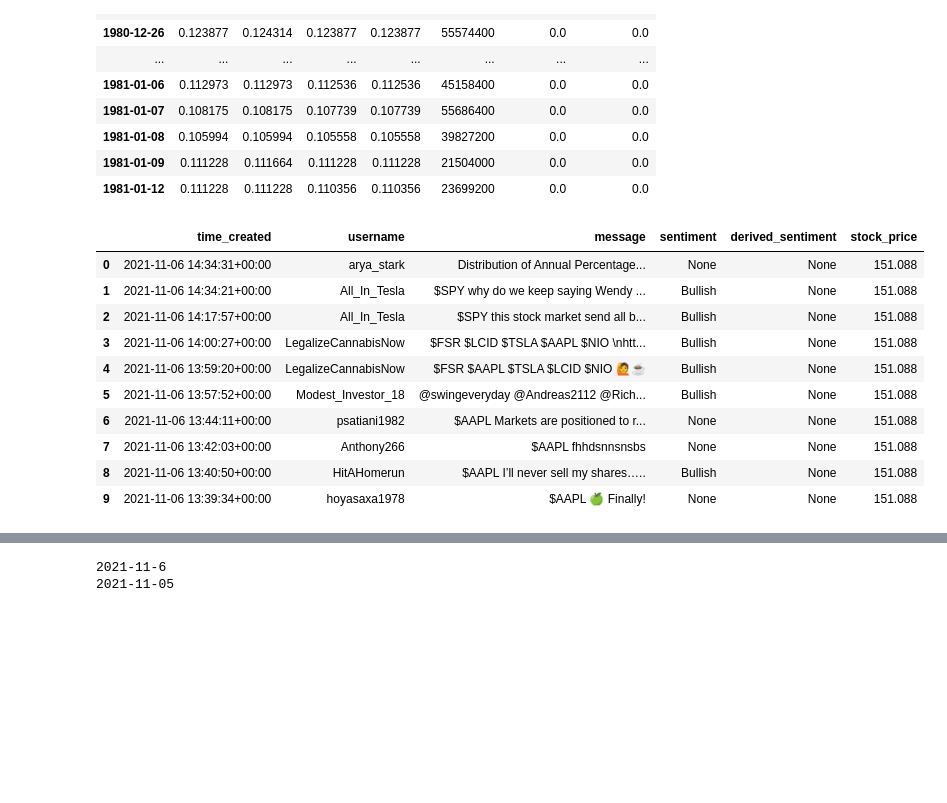
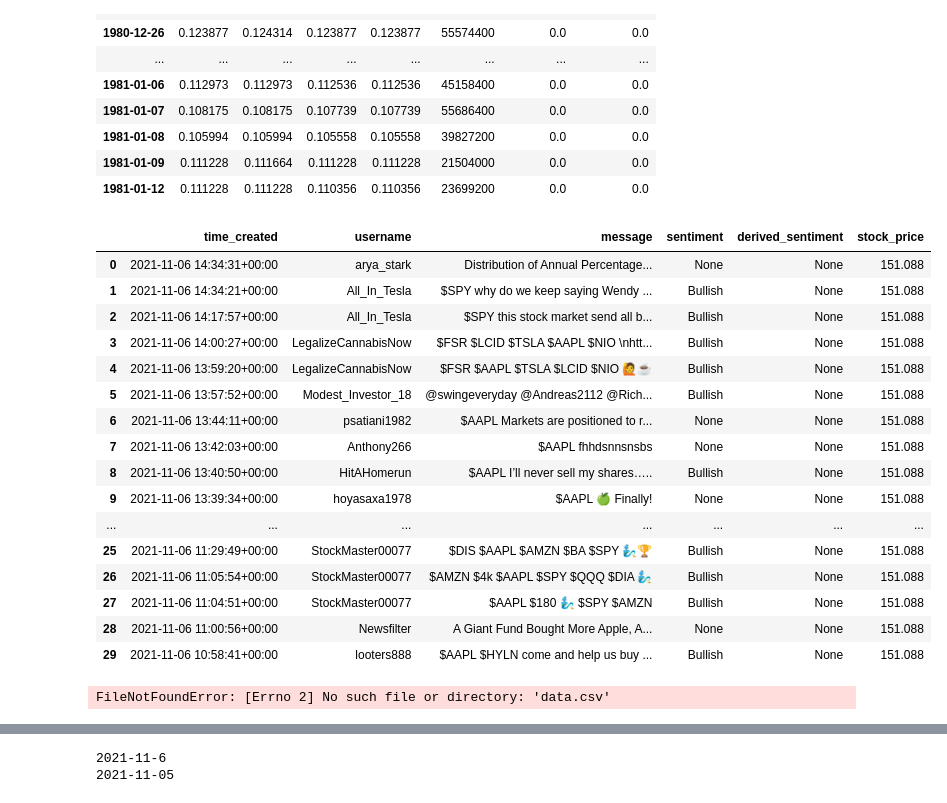
Before and after one commit to tharsoma/mec-mini-projects, a Jupyter notebook: capstone-project/Notebooks/data_clean.ipynb, the cells around one changed output, grey strips where cells are left out. Drawn from its saved outputs; the diff is of its cells as text; code cells hidden in the pictures; blank space fills up the shorter version.

```diff
--- a/capstone-project/Notebooks/data_clean.ipynb
+++ b/capstone-project/Notebooks/data_clean.ipynb
@@ -133,14 +156,33 @@ for i in range(new_json.shape[0]):
 # %%
-df.head(10)
+df.head(30)
 # %% [output]
 |  | time_created | username | message | sentiment | derived_sentiment | stock_price |
 | 0 | 2021-11-06 14:34:31+00:00 | arya_stark | Distribution of Annual Percentage... | None | None | 151.088 |
 | 1 | 2021-11-06 14:34:21+00:00 | All_In_Tesla | $SPY why do we keep saying Wendy ... | Bullish | None | 151.088 |
 | 2 | 2021-11-06 14:17:57+00:00 | All_In_Tesla | $SPY this stock market send all b... | Bullish | None | 151.088 |
 | 3 | 2021-11-06 14:00:27+00:00 | LegalizeCannabisNow | $FSR $LCID $TSLA $AAPL $NIO \nhtt... | Bullish | None | 151.088 |
 | 4 | 2021-11-06 13:59:20+00:00 | LegalizeCannabisNow | $FSR $AAPL $TSLA $LCID $NIO 🙋☕ | Bullish | None | 151.088 |
 | 5 | 2021-11-06 13:57:52+00:00 | Modest_Investor_18 | @swingeveryday @Andreas2112 @Rich... | Bullish | None | 151.088 |
 | 6 | 2021-11-06 13:44:11+00:00 | psatiani1982 | $AAPL Markets are positioned to r... | None | None | 151.088 |
 | 7 | 2021-11-06 13:42:03+00:00 | Anthony266 | $AAPL fhhdsnnsnsbs | None | None | 151.088 |
 | 8 | 2021-11-06 13:40:50+00:00 | HitAHomerun | $AAPL I’ll never sell my shares….. | Bullish | None | 151.088 |
 | 9 | 2021-11-06 13:39:34+00:00 | hoyasaxa1978 | $AAPL 🍏 Finally! | None | None | 151.088 |
+| ... | ... | ... | ... | ... | ... | ... |
+| 25 | 2021-11-06 11:29:49+00:00 | StockMaster00077 | $DIS $AAPL $AMZN $BA $SPY 🧞‍♂️🏆 | Bullish | None | 151.088 |
+| 26 | 2021-11-06 11:05:54+00:00 | StockMaster00077 | $AMZN $4k $AAPL $SPY $QQQ $DIA 🧞‍♂️ | Bullish | None | 151.088 |
+| 27 | 2021-11-06 11:04:51+00:00 | StockMaster00077 | $AAPL $180 🧞‍♂️ $SPY $AMZN | Bullish | None | 151.088 |
+| 28 | 2021-11-06 11:00:56+00:00 | Newsfilter | A Giant Fund Bought More Apple, A... | None | None | 151.088 |
+| 29 | 2021-11-06 10:58:41+00:00 | looters888 | $AAPL $HYLN come and help us buy ... | Bullish | None | 151.088 |
+# %%
+#https://www.kaggle.com/datasets/sbhatti/financial-sentiment-analysis
+dataset = pd.read_csv('data.csv')
+dataset= dataset[dataset["Sentiment"].str.contains("neutral")==False]
+dataset=dataset.reset_index(drop=True)
+sentiment = {'positive': 1,'negative': 0}
+dataset.Sentiment = [sentiment[item] for item in dataset.Sentiment]
+
+dataset.head(10)
+#dataset.info()
+#dataset['Sentence']
+# %% [output]
+FileNotFoundError: [Errno 2] No such file or directory: 'data.csv'
```
Also changed, not shown: parts of 11 cells of this notebook, 3 other files.
